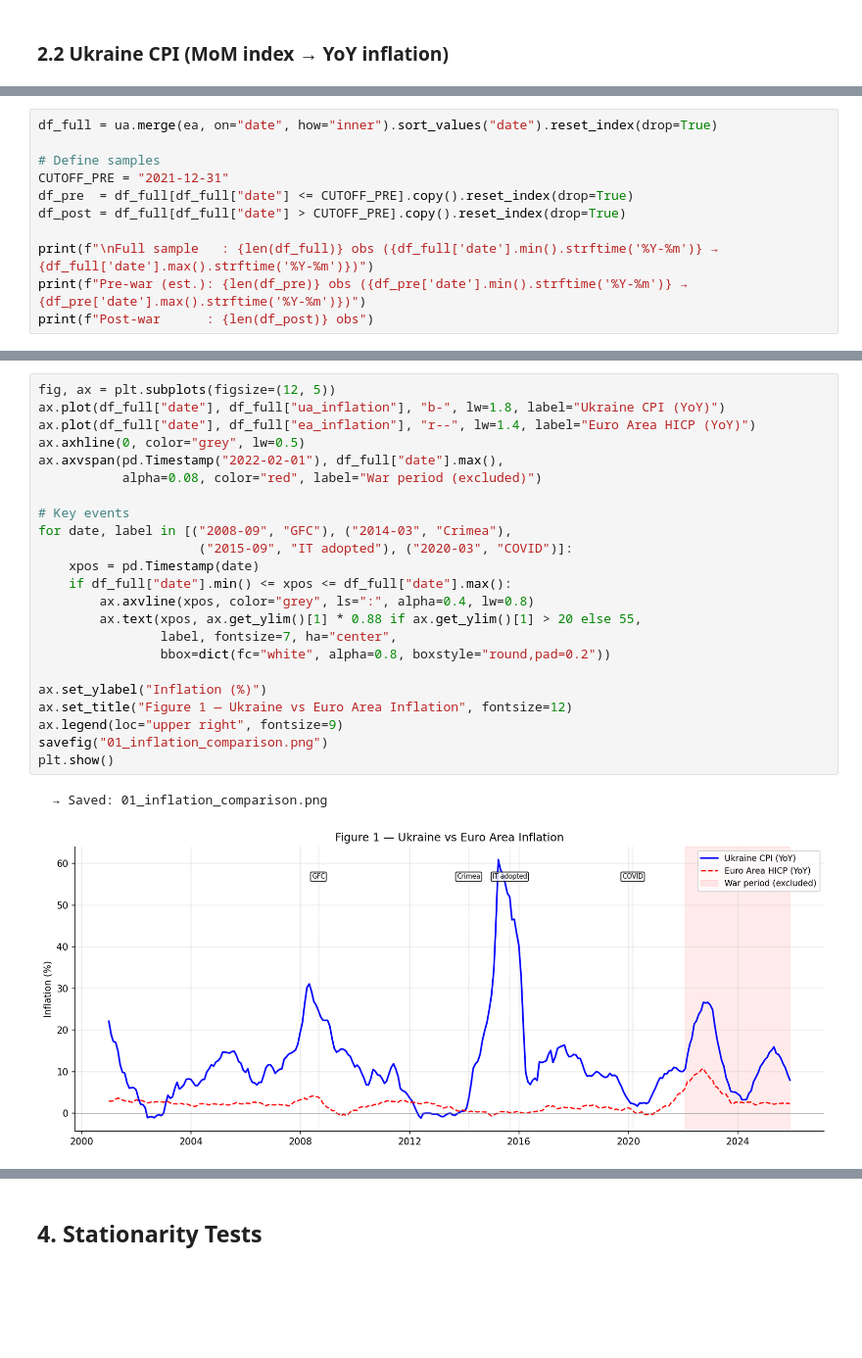
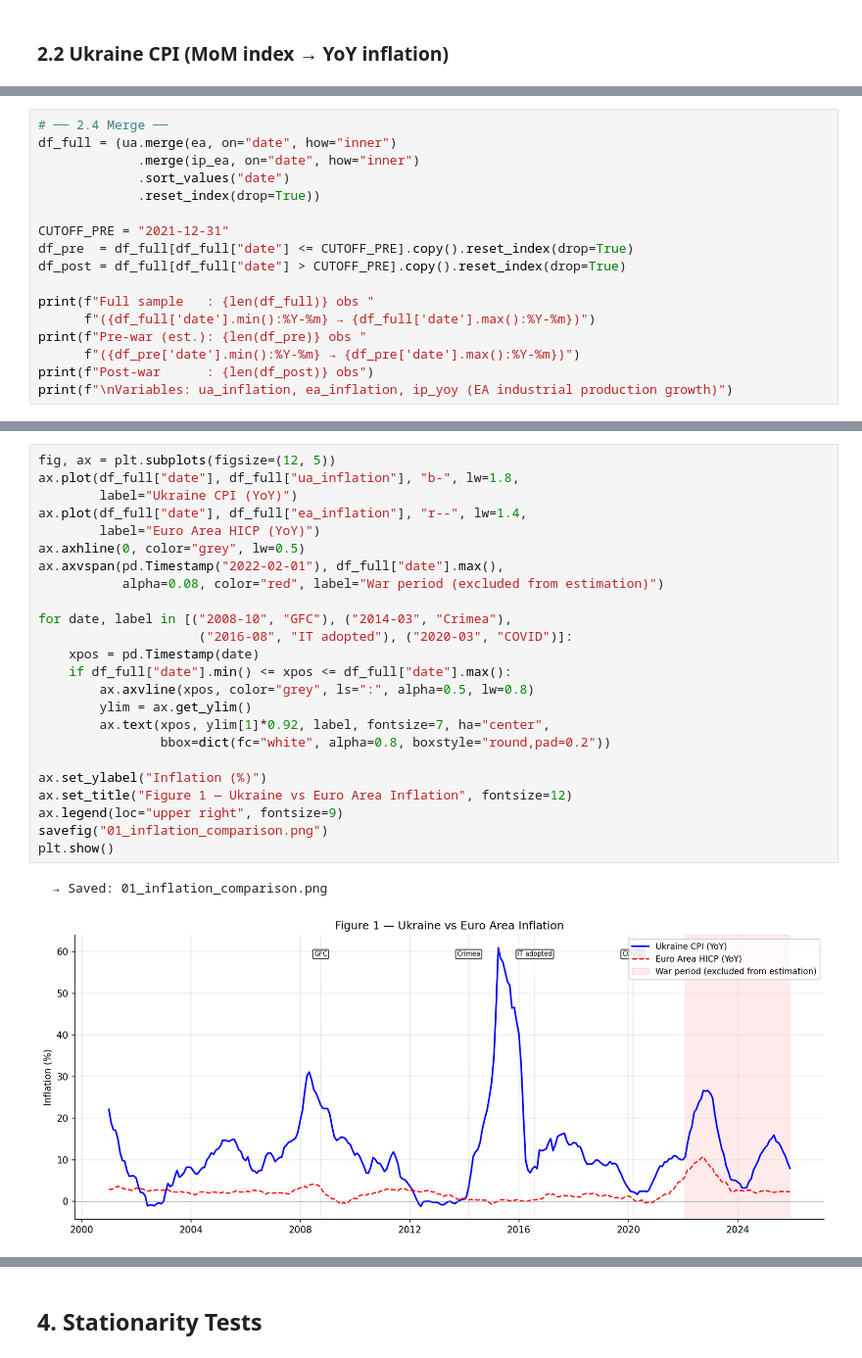
Before and after one commit to Yoav335/qmf-ukraine-counterfactual, a Jupyter notebook: yoav_qmf_project/notebook.ipynb, the cells around one changed output, grey strips where cells are left out. Shown at 98% size. Cells and saved outputs as stored; diff of their text form; blank space fills up the shorter version.

```diff
--- a/yoav_qmf_project/notebook.ipynb
+++ b/yoav_qmf_project/notebook.ipynb
@@ -225,14 +401,20 @@ Ukraine inflation: 300 months
 # %%
-df_full = ua.merge(ea, on="date", how="inner").sort_values("date").reset_index(drop=True)
+# ── 2.4 Merge ──
+df_full = (ua.merge(ea, on="date", how="inner")
+             .merge(ip_ea, on="date", how="inner")
+             .sort_values("date")
+             .reset_index(drop=True))
 
-# Define samples
 CUTOFF_PRE = "2021-12-31"
 df_pre  = df_full[df_full["date"] <= CUTOFF_PRE].copy().reset_index(drop=True)
 df_post = df_full[df_full["date"] > CUTOFF_PRE].copy().reset_index(drop=True)
 
-print(f"\nFull sample   : {len(df_full)} obs ({df_full['date'].min().strftime('%Y-%m')} → {df_full['date'].max().strftime('%Y-%m')})")
-print(f"Pre-war (est.): {len(df_pre)} obs ({df_pre['date'].min().strftime('%Y-%m')} → {df_pre['date'].max().strftime('%Y-%m')})")
+print(f"Full sample   : {len(df_full)} obs "
+      f"({df_full['date'].min():%Y-%m} → {df_full['date'].max():%Y-%m})")
+print(f"Pre-war (est.): {len(df_pre)} obs "
+      f"({df_pre['date'].min():%Y-%m} → {df_pre['date'].max():%Y-%m})")
 print(f"Post-war      : {len(df_post)} obs")
+print(f"\nVariables: ua_inflation, ea_inflation, ip_yoy (EA industrial production growth)")
 # %% [output]
 Full sample   : 300 obs (2001-01 → 2025-12)
 Pre-war (est.): 252 obs (2001-01 → 2021-12)
@@ -244,27 +427,28 @@ Post-war      : 48 obs
 # %%
 fig, ax = plt.subplots(figsize=(12, 5))
-ax.plot(df_full["date"], df_full["ua_inflation"], "b-", lw=1.8, label="Ukraine CPI (YoY)")
-ax.plot(df_full["date"], df_full["ea_inflation"], "r--", lw=1.4, label="Euro Area HICP (YoY)")
+ax.plot(df_full["date"], df_full["ua_inflation"], "b-", lw=1.8,
+        label="Ukraine CPI (YoY)")
+ax.plot(df_full["date"], df_full["ea_inflation"], "r--", lw=1.4,
+        label="Euro Area HICP (YoY)")
 ax.axhline(0, color="grey", lw=0.5)
 ax.axvspan(pd.Timestamp("2022-02-01"), df_full["date"].max(),
-           alpha=0.08, color="red", label="War period (excluded)")
+           alpha=0.08, color="red", label="War period (excluded from estimation)")
 
-# Key events
-for date, label in [("2008-09", "GFC"), ("2014-03", "Crimea"),
-                     ("2015-09", "IT adopted"), ("2020-03", "COVID")]:
+for date, label in [("2008-10", "GFC"), ("2014-03", "Crimea"),
+                     ("2016-08", "IT adopted"), ("2020-03", "COVID")]:
     xpos = pd.Timestamp(date)
     if df_full["date"].min() <= xpos <= df_full["date"].max():
-        ax.axvline(xpos, color="grey", ls=":", alpha=0.4, lw=0.8)
-        ax.text(xpos, ax.get_ylim()[1] * 0.88 if ax.get_ylim()[1] > 20 else 55,
-                label, fontsize=7, ha="center",
+        ax.axvline(xpos, color="grey", ls=":", alpha=0.5, lw=0.8)
+        ylim = ax.get_ylim()
+        ax.text(xpos, ylim[1]*0.92, label, fontsize=7, ha="center",
                 bbox=dict(fc="white", alpha=0.8, boxstyle="round,pad=0.2"))
 
 ax.set_ylabel("Inflation (%)")
 ax.set_title("Figure 1 — Ukraine vs Euro Area Inflation", fontsize=12)
 ax.legend(loc="upper right", fontsize=9)
 savefig("01_inflation_comparison.png")
 plt.show()
 # %% [output]
   → Saved: 01_inflation_comparison.png
-[figure, old version]
+[figure, new version]
 # %% [markdown]
```
Also changed, not shown: parts of 117 cells of this notebook, 2 other files.
